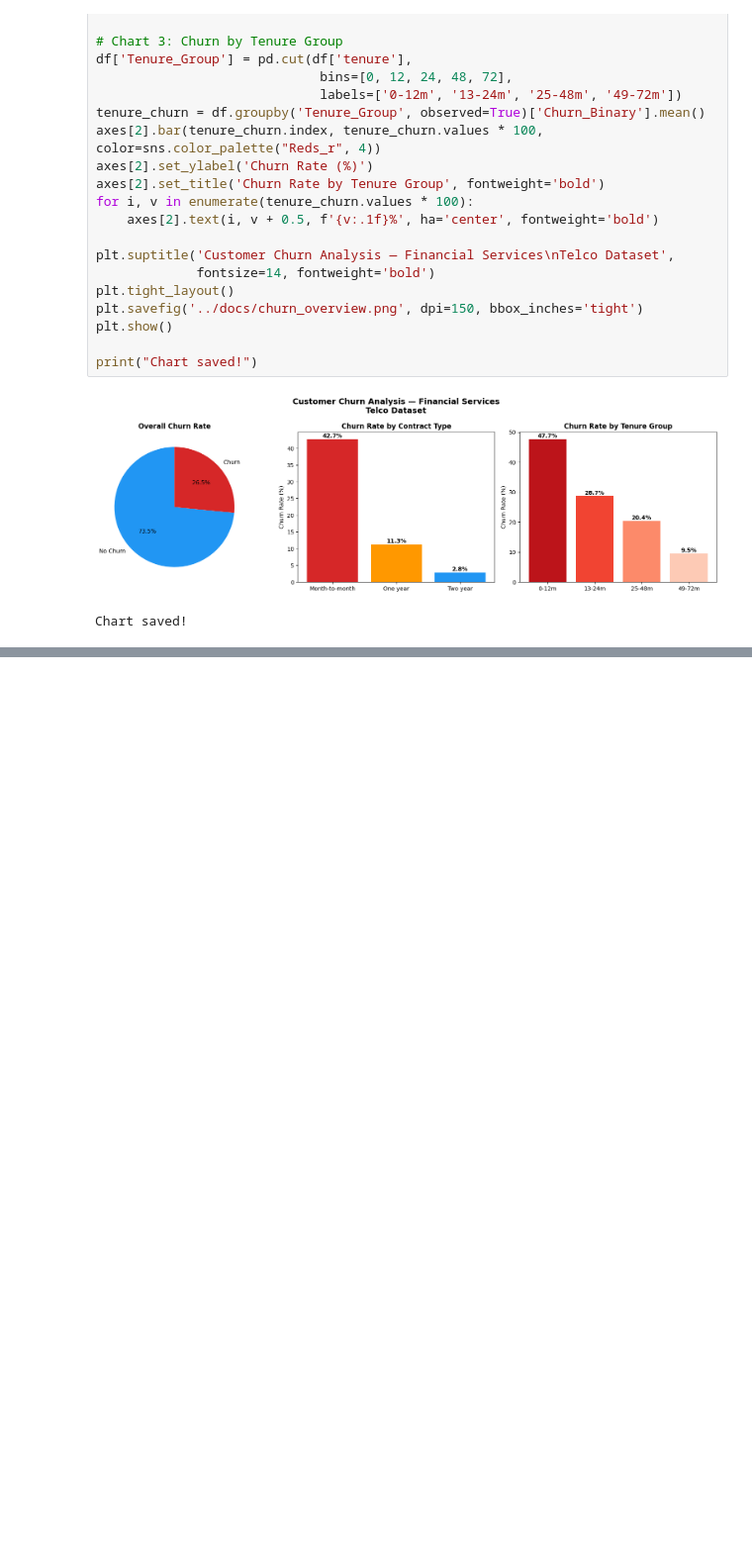
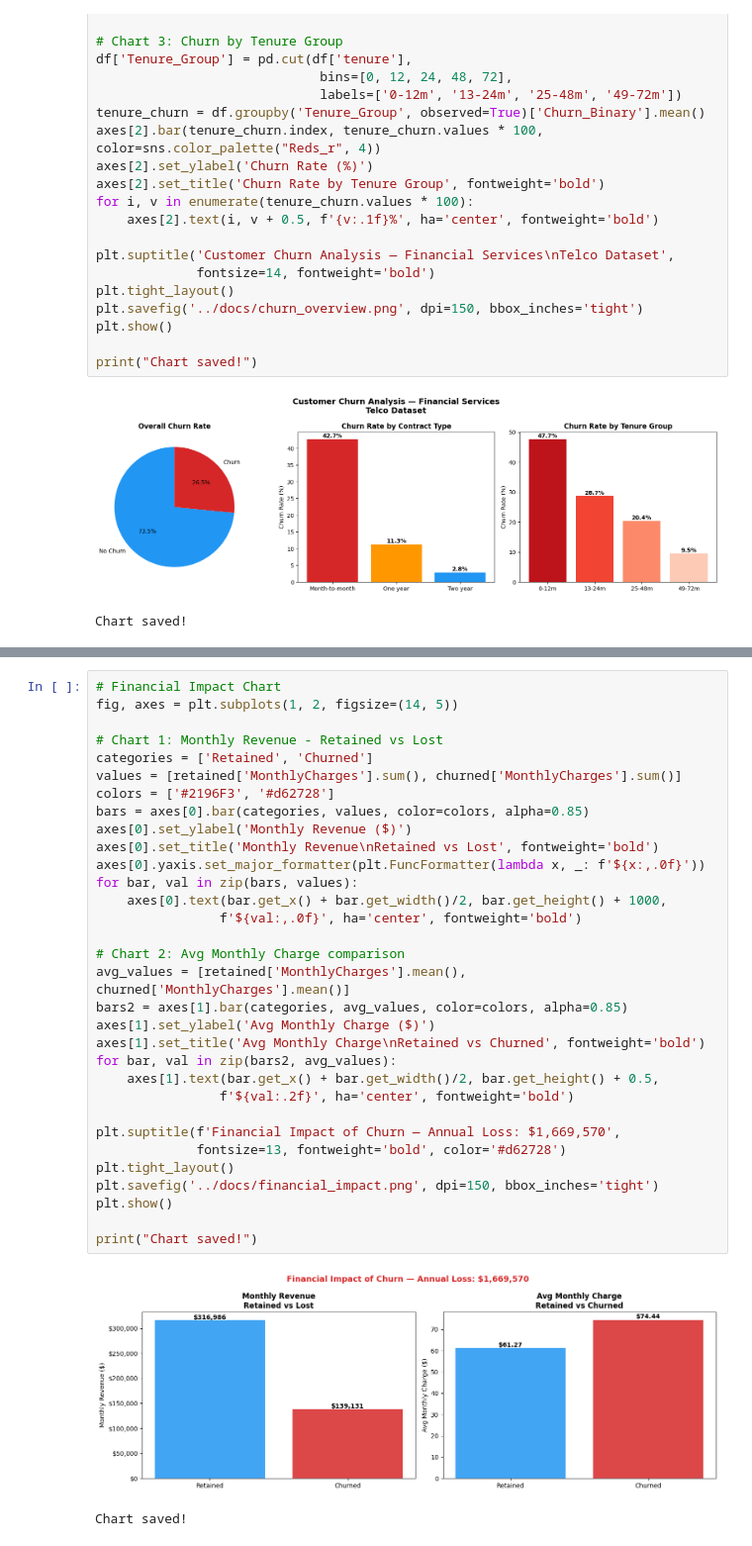
Before and after one commit to raianecostac-hub/customer-churn-analysis, a Jupyter notebook: notebooks/01_exploratory_analysis.ipynb, the cells around one changed output, grey strips where cells are left out. Shown at 99% size. Drawn from its saved outputs; the diff is of its cells as text; blank space fills up the shorter version.

```diff
--- a/notebooks/01_exploratory_analysis.ipynb
+++ b/notebooks/01_exploratory_analysis.ipynb
@@ -129,0 +224,35 @@ Chart saved!
+# %%
+# Financial Impact Chart
+fig, axes = plt.subplots(1, 2, figsize=(14, 5))
+
+# Chart 1: Monthly Revenue - Retained vs Lost
+categories = ['Retained', 'Churned']
+values = [retained['MonthlyCharges'].sum(), churned['MonthlyCharges'].sum()]
+colors = ['#2196F3', '#d62728']
+bars = axes[0].bar(categories, values, color=colors, alpha=0.85)
+axes[0].set_ylabel('Monthly Revenue ($)')
+axes[0].set_title('Monthly Revenue\nRetained vs Lost', fontweight='bold')
+axes[0].yaxis.set_major_formatter(plt.FuncFormatter(lambda x, _: f'${x:,.0f}'))
+for bar, val in zip(bars, values):
+    axes[0].text(bar.get_x() + bar.get_width()/2, bar.get_height() + 1000,
+                f'${val:,.0f}', ha='center', fontweight='bold')
+
+# Chart 2: Avg Monthly Charge comparison
+avg_values = [retained['MonthlyCharges'].mean(), churned['MonthlyCharges'].mean()]
+bars2 = axes[1].bar(categories, avg_values, color=colors, alpha=0.85)
+axes[1].set_ylabel('Avg Monthly Charge ($)')
+axes[1].set_title('Avg Monthly Charge\nRetained vs Churned', fontweight='bold')
+for bar, val in zip(bars2, avg_values):
+    axes[1].text(bar.get_x() + bar.get_width()/2, bar.get_height() + 0.5,
+                f'${val:.2f}', ha='center', fontweight='bold')
+
+plt.suptitle(f'Financial Impact of Churn — Annual Loss: $1,669,570',
+             fontsize=13, fontweight='bold', color='#d62728')
+plt.tight_layout()
+plt.savefig('../docs/financial_impact.png', dpi=150, bbox_inches='tight')
+plt.show()
+
+print("Chart saved!")
+# %% [output]
+[figure, added]
+Chart saved!
```
Also changed, not shown: parts of 5 cells of this notebook, 4 other files.
